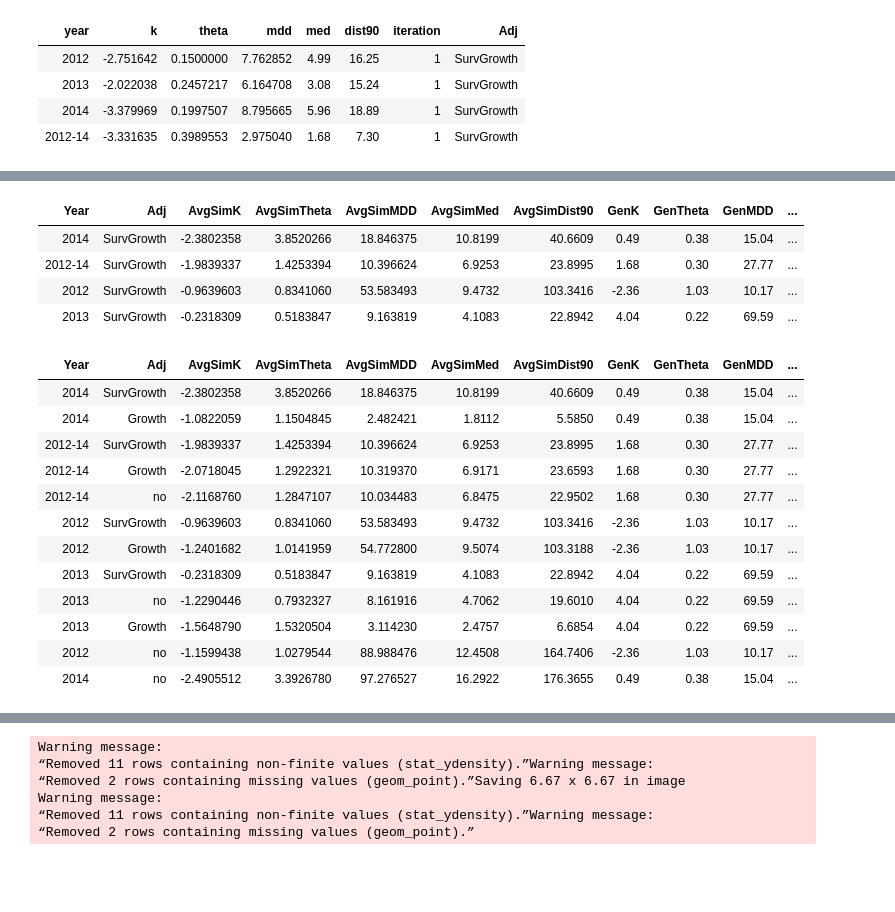
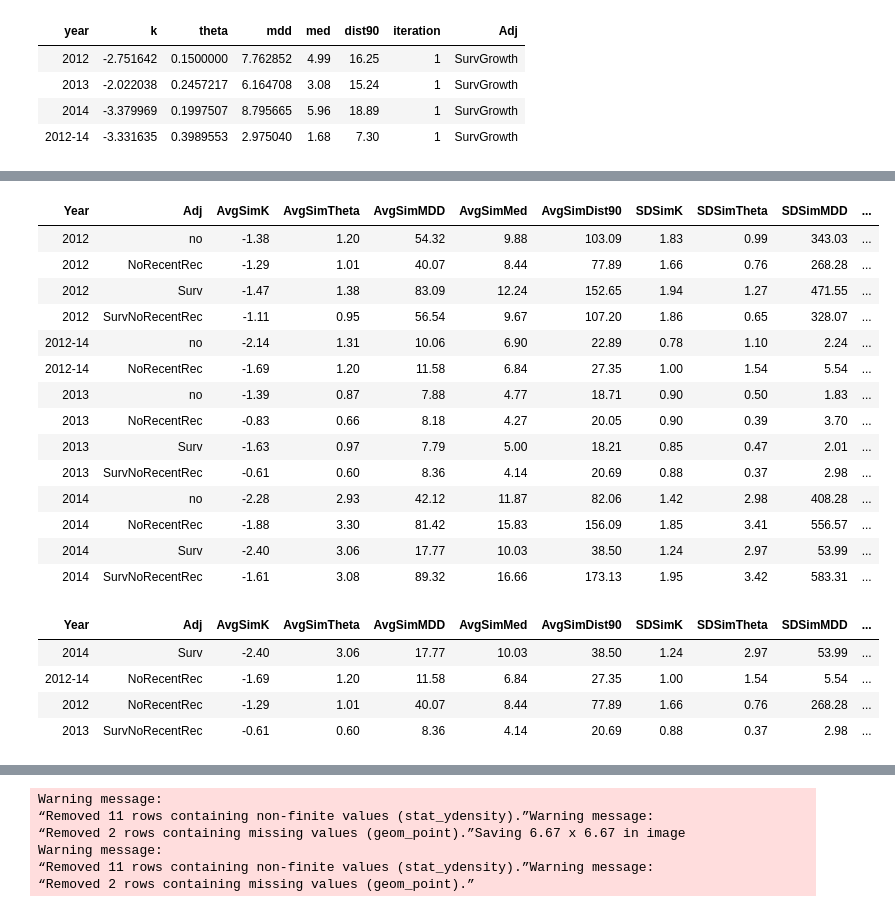
Before and after one commit to pinskylab/CamotesROMS, a Jupyter notebook: notebooks/process_ROMS_kernels.ipynb, the cells around one changed output, grey strips where cells are left out. Drawn from its saved outputs; the diff is of its cells as text; code cells hidden in the pictures; blank space fills up the shorter version.

Commit message:
finished making a wide format summary table, but now I realize I should switch to long. Doing that next

```diff
--- a/notebooks/process_ROMS_kernels.ipynb
+++ b/notebooks/process_ROMS_kernels.ipynb
@@ -136,0 +195,11 @@ AverageFits <-  CombinedSims %>%
+# %%
+SimCVWithin <- CombinedSims %>% #make a data frame that has the CV for select parameters/summary stats WITHIN an ensemble
+    select(-iteration) %>%
+    group_by(year, Adj) %>%
+    mutate(CVSimMDDWithin=sd(mdd)/mean(mdd)) %>%
+    mutate(CVSimKWithin=sd(k)/mean(k)) %>%
+    mutate(CVSimThetaWithin=sd(theta)/mean(theta)) %>%
+    mutate(CVSimMedWithin=sd(med)/mean(med)) %>%
+    distinct(year, Adj, .keep_all = T) %>%
+    select(year, Adj,CVSimMDDWithin, CVSimKWithin, CVSimThetaWithin, CVSimMedWithin) %>%
+    rename(Year="year")
@@ -136,0 +230,12 @@ AverageFits <-  CombinedSims %>%
+# %%
+SimSummary <- left_join(SimSummary2, SimCVWithin, by=c("Year", "Adj")) %>%
+    group_by(Adj) %>% #calculate the CV between years within an adjustment case
+    mutate(CVSimMDDAmong=sd(AvgSimMDD)/mean(AvgSimMDD)) %>%
+    mutate(CVSimKAmong=sd(AvgSimK)/mean(AvgSimK)) %>%
+    mutate(CVSimThetaAmong=sd(AvgSimTheta)/mean(AvgSimTheta)) %>%
+    mutate(CVSimMedAmong=sd(AvgSimMed)/mean(AvgSimMed))
+
+SimSummary[,3:35] <- round(SimSummary[,3:35], digits=2)
+SimSummary
+
+#write.csv(SimSummary, file="~/oceanography/script_output/KernelFits/SimulationKernelFitsSummary.csv", row.names=F)
@@ -149,38 +289,44 @@ kernel2012_14 <- read.csv(file="~/oceanography/empirical_data/genetics/GenKernel
 
 kernels2 <- bind_rows(kernels, kernel2012_14)
 # %%
-SimPlusGenFits <- inner_join(AverageFits, kernels2, by="Year")
+SimPlusGenFits <- left_join(SimSummary, kernels2, by="Year")
 
 #write.csv(SimPlusGenFits, file="~/oceanography/script_output/KernelFits/SimPlusGenKernelFits.csv", row.names=F)
+# %%
+SimPlusGenFits
+# %% [output]
+| Year | Adj | AvgSimK | AvgSimTheta | AvgSimMDD | AvgSimMed | AvgSimDist90 | SDSimK | SDSimTheta | SDSimMDD | ... |
+| 2012 | no | -1.38 | 1.20 | 54.32 | 9.88 | 103.09 | 1.83 | 0.99 | 343.03 | ... |
+| 2012 | NoRecentRec | -1.29 | 1.01 | 40.07 | 8.44 | 77.89 | 1.66 | 0.76 | 268.28 | ... |
+| 2012 | Surv | -1.47 | 1.38 | 83.09 | 12.24 | 152.65 | 1.94 | 1.27 | 471.55 | ... |
+| 2012 | SurvNoRecentRec | -1.11 | 0.95 | 56.54 | 9.67 | 107.20 | 1.86 | 0.65 | 328.07 | ... |
+| 2012-14 | no | -2.14 | 1.31 | 10.06 | 6.90 | 22.89 | 0.78 | 1.10 | 2.24 | ... |
+| 2012-14 | NoRecentRec | -1.69 | 1.20 | 11.58 | 6.84 | 27.35 | 1.00 | 1.54 | 5.54 | ... |
+| 2013 | no | -1.39 | 0.87 | 7.88 | 4.77 | 18.71 | 0.90 | 0.50 | 1.83 | ... |
+| 2013 | NoRecentRec | -0.83 | 0.66 | 8.18 | 4.27 | 20.05 | 0.90 | 0.39 | 3.70 | ... |
+| 2013 | Surv | -1.63 | 0.97 | 7.79 | 5.00 | 18.21 | 0.85 | 0.47 | 2.01 | ... |
+| 2013 | SurvNoRecentRec | -0.61 | 0.60 | 8.36 | 4.14 | 20.69 | 0.88 | 0.37 | 2.98 | ... |
+| 2014 | no | -2.28 | 2.93 | 42.12 | 11.87 | 82.06 | 1.42 | 2.98 | 408.28 | ... |
+| 2014 | NoRecentRec | -1.88 | 3.30 | 81.42 | 15.83 | 156.09 | 1.85 | 3.41 | 556.57 | ... |
+| 2014 | Surv | -2.40 | 3.06 | 17.77 | 10.03 | 38.50 | 1.24 | 2.97 | 53.99 | ... |
+| 2014 | SurvNoRecentRec | -1.61 | 3.08 | 89.32 | 16.66 | 173.13 | 1.95 | 3.42 | 583.31 | ... |
 # %%
 #what simulations best represent the genetic data, based on MDD as a rough summary stat that incorporates shape and scale of fit
 SimPlusGenFits %>%
     mutate(MDDDiffGenVSim=abs(GenMDD-AvgSimMDD)) %>%
     group_by(Year) %>%
     arrange(MDDDiffGenVSim) %>%
     filter(MDDDiffGenVSim==min(MDDDiffGenVSim))
-SimPlusGenFits %>%
-    mutate(MDDDiffGenVSim=abs(GenMDD-AvgSimMDD)) %>%
-    group_by(Year) %>%
-    arrange(MDDDiffGenVSim)
-
+#SimPlusGenFits %>%
+#    mutate(MDDDiffGenVSim=abs(GenMDD-AvgSimMDD)) %>%
+#    group_by(Year) %>%
+#    arrange(MDDDiffGenVSim)
+#
+#
 #write.csv(SimPlusGenFits, file="~/oceanography/script_output/KernelFits/SimPlusGenKernelFitsAnnual.csv", row.names=F)
 # %% [output]
-| Year | Adj | AvgSimK | AvgSimTheta | AvgSimMDD | AvgSimMed | AvgSimDist90 | GenK | GenTheta | GenMDD | ... |
-| 2014 | SurvGrowth | -2.3802358 | 3.8520266 | 18.846375 | 10.8199 | 40.6609 | 0.49 | 0.38 | 15.04 | ... |
-| 2012-14 | SurvGrowth | -1.9839337 | 1.4253394 | 10.396624 | 6.9253 | 23.8995 | 1.68 | 0.30 | 27.77 | ... |
-| 2012 | SurvGrowth | -0.9639603 | 0.8341060 | 53.583493 | 9.4732 | 103.3416 | -2.36 | 1.03 | 10.17 | ... |
-| 2013 | SurvGrowth | -0.2318309 | 0.5183847 | 9.163819 | 4.1083 | 22.8942 | 4.04 | 0.22 | 69.59 | ... |
+| Year | Adj | AvgSimK | AvgSimTheta | AvgSimMDD | AvgSimMed | AvgSimDist90 | SDSimK | SDSimTheta | SDSimMDD | ... |
+| 2014 | Surv | -2.40 | 3.06 | 17.77 | 10.03 | 38.50 | 1.24 | 2.97 | 53.99 | ... |
+| 2012-14 | NoRecentRec | -1.69 | 1.20 | 11.58 | 6.84 | 27.35 | 1.00 | 1.54 | 5.54 | ... |
+| 2012 | NoRecentRec | -1.29 | 1.01 | 40.07 | 8.44 | 77.89 | 1.66 | 0.76 | 268.28 | ... |
+| 2013 | SurvNoRecentRec | -0.61 | 0.60 | 8.36 | 4.14 | 20.69 | 0.88 | 0.37 | 2.98 | ... |
-| Year | Adj | AvgSimK | AvgSimTheta | AvgSimMDD | AvgSimMed | AvgSimDist90 | GenK | GenTheta | GenMDD | ... |
-| 2014 | SurvGrowth | -2.3802358 | 3.8520266 | 18.846375 | 10.8199 | 40.6609 | 0.49 | 0.38 | 15.04 | ... |
-| 2014 | Growth | -1.0822059 | 1.1504845 | 2.482421 | 1.8112 | 5.5850 | 0.49 | 0.38 | 15.04 | ... |
-| 2012-14 | SurvGrowth | -1.9839337 | 1.4253394 | 10.396624 | 6.9253 | 23.8995 | 1.68 | 0.30 | 27.77 | ... |
-| 2012-14 | Growth | -2.0718045 | 1.2922321 | 10.319370 | 6.9171 | 23.6593 | 1.68 | 0.30 | 27.77 | ... |
-| 2012-14 | no | -2.1168760 | 1.2847107 | 10.034483 | 6.8475 | 22.9502 | 1.68 | 0.30 | 27.77 | ... |
-| 2012 | SurvGrowth | -0.9639603 | 0.8341060 | 53.583493 | 9.4732 | 103.3416 | -2.36 | 1.03 | 10.17 | ... |
-| 2012 | Growth | -1.2401682 | 1.0141959 | 54.772800 | 9.5074 | 103.3188 | -2.36 | 1.03 | 10.17 | ... |
-| 2013 | SurvGrowth | -0.2318309 | 0.5183847 | 9.163819 | 4.1083 | 22.8942 | 4.04 | 0.22 | 69.59 | ... |
-| 2013 | no | -1.2290446 | 0.7932327 | 8.161916 | 4.7062 | 19.6010 | 4.04 | 0.22 | 69.59 | ... |
-| 2013 | Growth | -1.5648790 | 1.5320504 | 3.114230 | 2.4757 | 6.6854 | 4.04 | 0.22 | 69.59 | ... |
-| 2012 | no | -1.1599438 | 1.0279544 | 88.988476 | 12.4508 | 164.7406 | -2.36 | 1.03 | 10.17 | ... |
-| 2014 | no | -2.4905512 | 3.3926780 | 97.276527 | 16.2922 | 176.3655 | 0.49 | 0.38 | 15.04 | ... |
```
Also changed, not shown: parts of 15 cells of this notebook, 19 other files.
